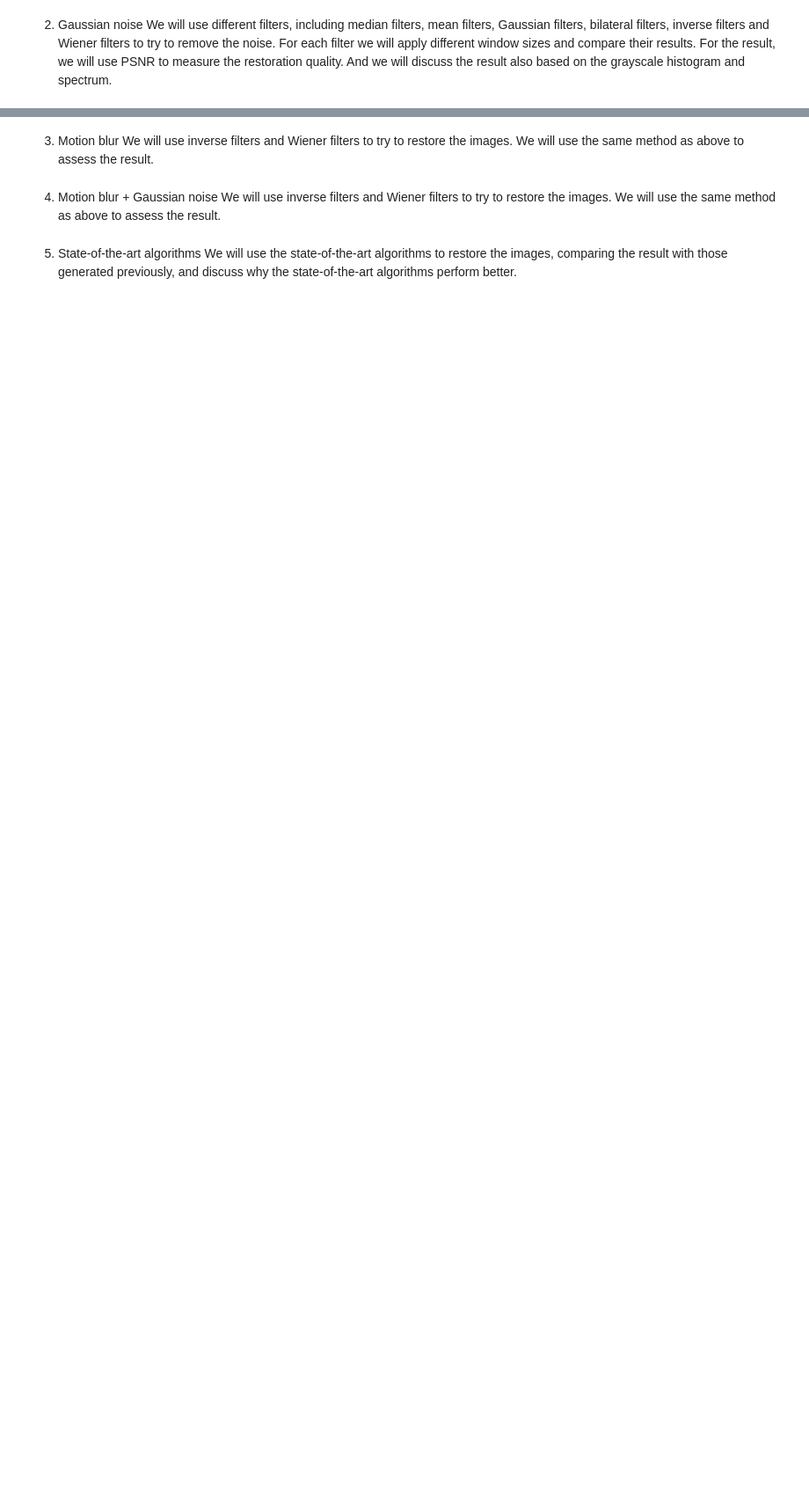
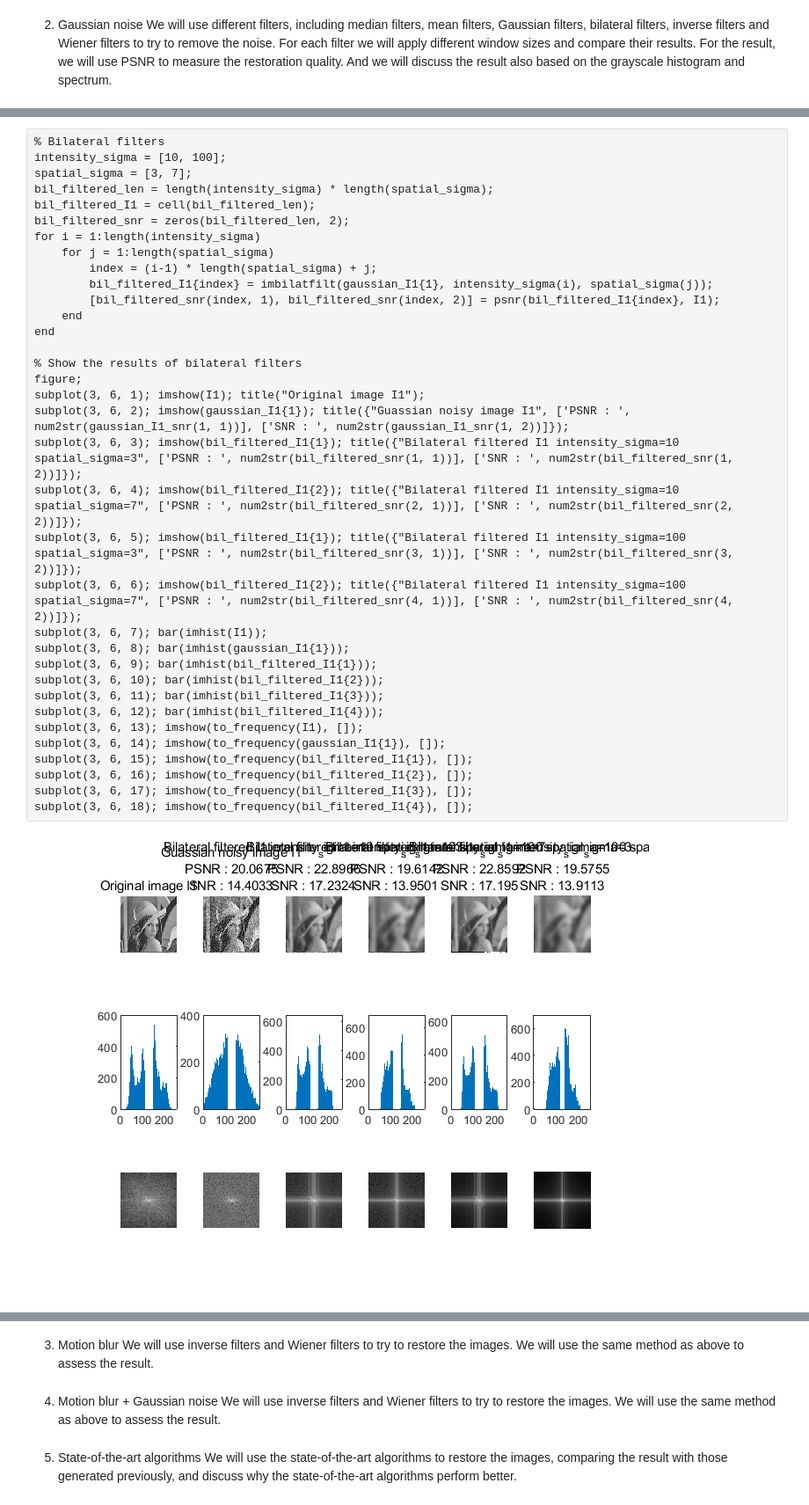
Before and after one commit to nemuru-pigeon/Image_restoration, a Jupyter notebook: codes/final_report_temp.ipynb, the cells around one changed output, grey strips where cells are left out. Shown at 88% size. Saved outputs shown, nothing was run; the diff lists cells and outputs as text; blank space fills up the shorter version.

```diff
--- a/codes/final_report_temp.ipynb
+++ b/codes/final_report_temp.ipynb
@@ -242,0 +315,37 @@ subplot(1, 3, 3); imshow(uint8(restore_img)); title('恢复图像');
+# %%
+% Bilateral filters
+intensity_sigma = [10, 100];
+spatial_sigma = [3, 7];
+bil_filtered_len = length(intensity_sigma) * length(spatial_sigma);
+bil_filtered_I1 = cell(bil_filtered_len);
+bil_filtered_snr = zeros(bil_filtered_len, 2);
+for i = 1:length(intensity_sigma)
+    for j = 1:length(spatial_sigma)
+        index = (i-1) * length(spatial_sigma) + j;
+        bil_filtered_I1{index} = imbilatfilt(gaussian_I1{1}, intensity_sigma(i), spatial_sigma(j));
+        [bil_filtered_snr(index, 1), bil_filtered_snr(index, 2)] = psnr(bil_filtered_I1{index}, I1);
+    end
+end
+
+% Show the results of bilateral filters
+figure;
+subplot(3, 6, 1); imshow(I1); title("Original image I1");
+subplot(3, 6, 2); imshow(gaussian_I1{1}); title({"Guassian noisy image I1", ['PSNR : ', num2str(gaussian_I1_snr(1, 1))], ['SNR : ', num2str(gaussian_I1_snr(1, 2))]});
+subplot(3, 6, 3); imshow(bil_filtered_I1{1}); title({"Bilateral filtered I1 intensity_sigma=10 spatial_sigma=3", ['PSNR : ', num2str(bil_filtered_snr(1, 1))], ['SNR : ', num2str(bil_filtered_snr(1, 2))]});
+subplot(3, 6, 4); imshow(bil_filtered_I1{2}); title({"Bilateral filtered I1 intensity_sigma=10 spatial_sigma=7", ['PSNR : ', num2str(bil_filtered_snr(2, 1))], ['SNR : ', num2str(bil_filtered_snr(2, 2))]});
+subplot(3, 6, 5); imshow(bil_filtered_I1{1}); title({"Bilateral filtered I1 intensity_sigma=100 spatial_sigma=3", ['PSNR : ', num2str(bil_filtered_snr(3, 1))], ['SNR : ', num2str(bil_filtered_snr(3, 2))]});
+subplot(3, 6, 6); imshow(bil_filtered_I1{2}); title({"Bilateral filtered I1 intensity_sigma=100 spatial_sigma=7", ['PSNR : ', num2str(bil_filtered_snr(4, 1))], ['SNR : ', num2str(bil_filtered_snr(4, 2))]});
+subplot(3, 6, 7); bar(imhist(I1));
+subplot(3, 6, 8); bar(imhist(gaussian_I1{1}));
+subplot(3, 6, 9); bar(imhist(bil_filtered_I1{1}));
+subplot(3, 6, 10); bar(imhist(bil_filtered_I1{2}));
+subplot(3, 6, 11); bar(imhist(bil_filtered_I1{3}));
+subplot(3, 6, 12); bar(imhist(bil_filtered_I1{4}));
+subplot(3, 6, 13); imshow(to_frequency(I1), []);
+subplot(3, 6, 14); imshow(to_frequency(gaussian_I1{1}), []);
+subplot(3, 6, 15); imshow(to_frequency(bil_filtered_I1{1}), []);
+subplot(3, 6, 16); imshow(to_frequency(bil_filtered_I1{2}), []);
+subplot(3, 6, 17); imshow(to_frequency(bil_filtered_I1{3}), []);
+subplot(3, 6, 18); imshow(to_frequency(bil_filtered_I1{4}), []);
+# %% [output]
+[figure, added]
```
Also changed, not shown: parts of 5 cells of this notebook, 1 other file.
